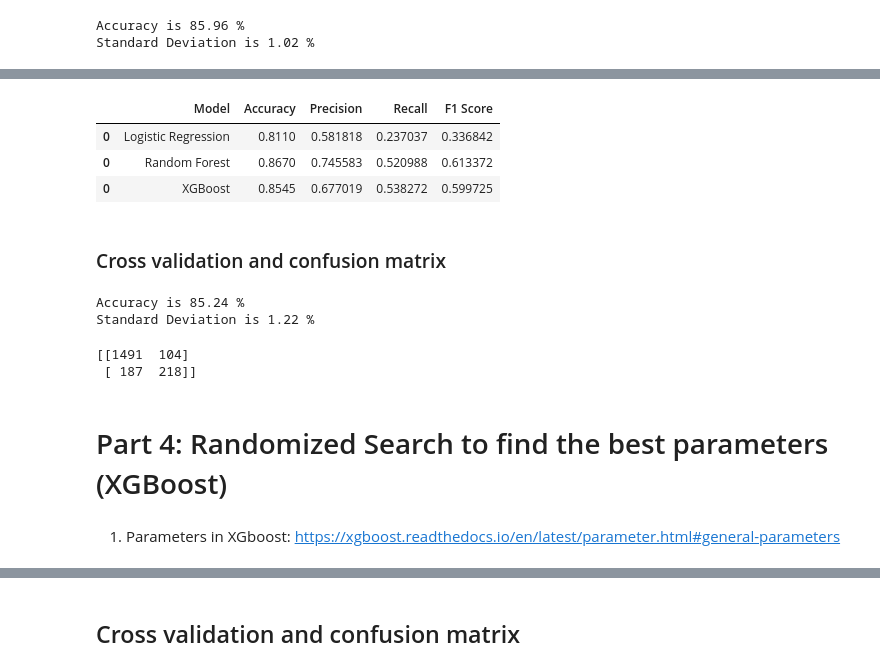
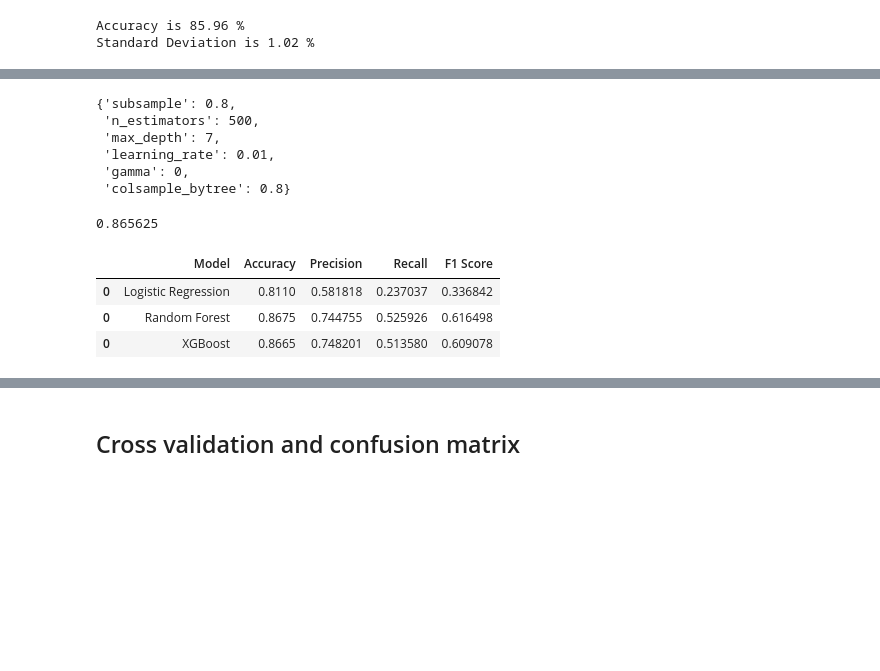
Before and after one commit to priyankarnd/MachineLearningProjects, a Jupyter notebook: Customer Churn Prediction/Customer_churn_rate_prediction.ipynb, the cells around one changed output, grey strips where cells are left out. Saved outputs shown, nothing was run; the diff lists cells and outputs as text; code cells hidden in the pictures; blank space fills up the shorter version.

```diff
--- a/Customer Churn Prediction/Customer_churn_rate_prediction.ipynb
+++ b/Customer Churn Prediction/Customer_churn_rate_prediction.ipynb
@@ -304,0 +343,18 @@ XGBClassifier(base_score=None, booster=None, callbacks=None,
+# %%
+from xgboost import XGBClassifier
+clf_xgb = XGBClassifier(random_state=0)
+
+param_dist ={
+    'n_estimators': [100, 500, 1000],
+    'learning_rate': [0.01, 0.1, 0.5],
+    'max_depth': [3, 5, 7],
+    'subsample': [0.6, 0.8, 1.0],
+    'colsample_bytree': [0.6, 0.8, 1.0],
+    'gamma': [0, 0.1, 0.2]
+    }
+# %%
+random_search_xgb = RandomizedSearchCV(estimator = clf_xgb, param_distributions=param_dist)
+# %%
+random_search_xgb.fit(x_train, y_train)
+
+xgb = random_search_xgb
@@ -305,40 +375,32 @@ XGBClassifier(base_score=None, booster=None, callbacks=None,
+# %%
+random_search_xgb.best_params_
+# %% [output]
+{'subsample': 0.8,
+ 'n_estimators': 500,
+ 'max_depth': 7,
+ 'learning_rate': 0.01,
+ 'gamma': 0,
+ 'colsample_bytree': 0.8}
+# %%
+y_pred = random_search_xgb.best_estimator_.predict(x_test)
+# %%
+random_search_xgb.best_score_
+# %% [output]
+0.865625
 # %%
-y_pred = classifier_xgb.predict(x_test)
-
 acc = accuracy_score(y_test, y_pred)
 prec = precision_score(y_test, y_pred)
 rec = recall_score(y_test, y_pred)
 f1 = f1_score(y_test, y_pred)
 
 model_results = pd.DataFrame([['XGBoost', acc, prec, rec, f1]],
                columns = ['Model', 'Accuracy', 'Precision', 'Recall', 'F1 Score'])
 
 
 results = pd.concat([results,model_results])
 results
 # %% [output]
 |  | Model | Accuracy | Precision | Recall | F1 Score |
 | 0 | Logistic Regression | 0.8110 | 0.581818 | 0.237037 | 0.336842 |
-| 0 | Random Forest | 0.8670 | 0.745583 | 0.520988 | 0.613372 |
-| 0 | XGBoost | 0.8545 | 0.677019 | 0.538272 | 0.599725 |
+| 0 | Random Forest | 0.8675 | 0.744755 | 0.525926 | 0.616498 |
+| 0 | XGBoost | 0.8665 | 0.748201 | 0.513580 | 0.609078 |
-# %% [markdown]
-### Cross validation and confusion matrix
-# %%
-from sklearn.model_selection import cross_val_score
-accuracies = cross_val_score(estimator=classifier_xgb, X=x_train, y=y_train, cv=10)
-
-print("Accuracy is {:.2f} %".format(accuracies.mean()*100))
-print("Standard Deviation is {:.2f} %".format(accuracies.std()*100))
-# %% [output]
-Accuracy is 85.24 %
-Standard Deviation is 1.22 %
-# %%
-cm = confusion_matrix(y_test, y_pred)
-print(cm)
-# %% [output]
-[[1491  104]
- [ 187  218]]
-# %% [markdown]
-# Part 4: Randomized Search to find the best parameters (XGBoost)
-# %% [markdown]
-1. Parameters in XGboost: https://xgboost.readthedocs.io/en/latest/parameter.html#general-parameters
```
Also changed, not shown: parts of 30 cells of this notebook.
